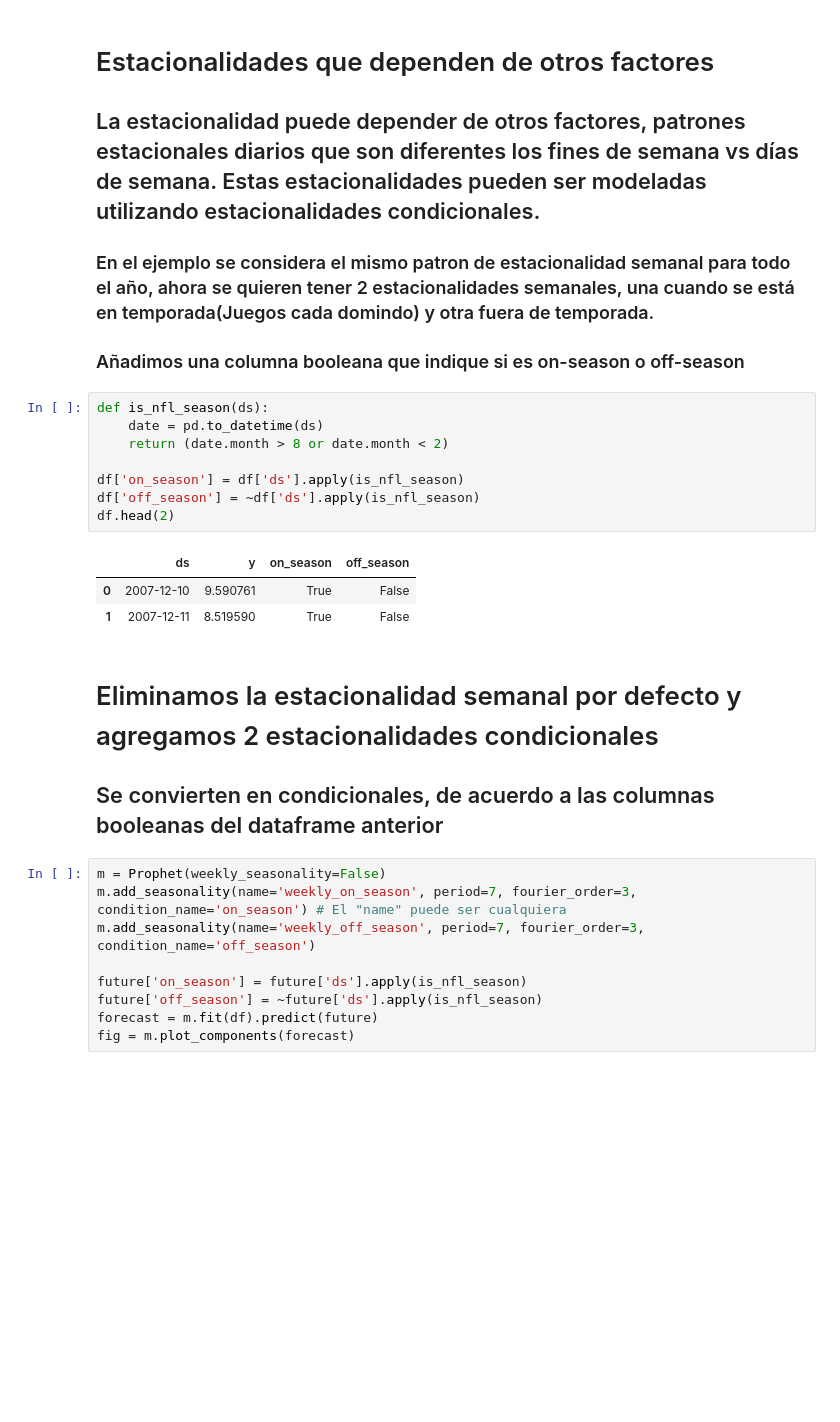
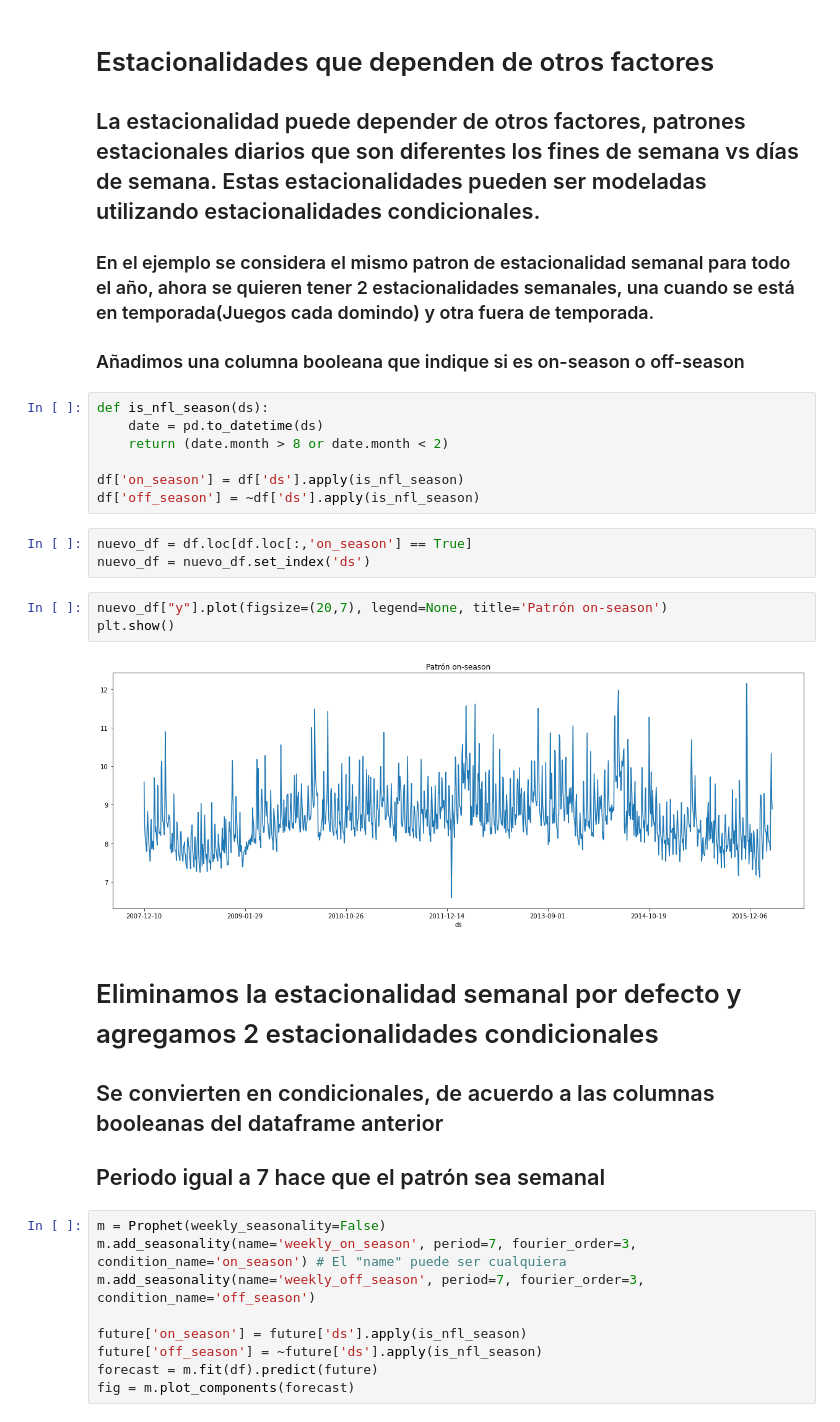
Before and after one commit to Jhonvalencia77/5to_avance, a Jupyter notebook: Hola_mundo_Prophet.ipynb, the cells around one changed output. Cells and saved outputs as stored; diff of their text form; blank space fills up the shorter version.

```diff
--- a/Hola_mundo_Prophet.ipynb
+++ b/Hola_mundo_Prophet.ipynb
@@ -266,14 +263,18 @@ def is_nfl_season(ds):
 
 df['on_season'] = df['ds'].apply(is_nfl_season)
 df['off_season'] = ~df['ds'].apply(is_nfl_season)
-df.head(2)
-# %% [output]
-|  | ds | y | on_season | off_season |
-| 0 | 2007-12-10 | 9.590761 | True | False |
-| 1 | 2007-12-11 | 8.519590 | True | False |
+# %%
+nuevo_df = df.loc[df.loc[:,'on_season'] == True]
+nuevo_df = nuevo_df.set_index('ds')
+# %%
+nuevo_df["y"].plot(figsize=(20,7), legend=None, title='Patrón on-season')
+plt.show()
+# %% [output]
+[figure, added]
 # %% [markdown]
 # Eliminamos la estacionalidad semanal por defecto y agregamos 2 estacionalidades condicionales
 ## Se convierten en condicionales, de acuerdo a las columnas booleanas del dataframe anterior
+## Periodo igual a 7 hace que el patrón sea semanal
 # %%
 m = Prophet(weekly_seasonality=False)
 m.add_seasonality(name='weekly_on_season', period=7, fourier_order=3, condition_name='on_season') # El "name" puede ser cualquiera
```
Also changed, not shown: parts of 2 cells of this notebook, 4 other files.
